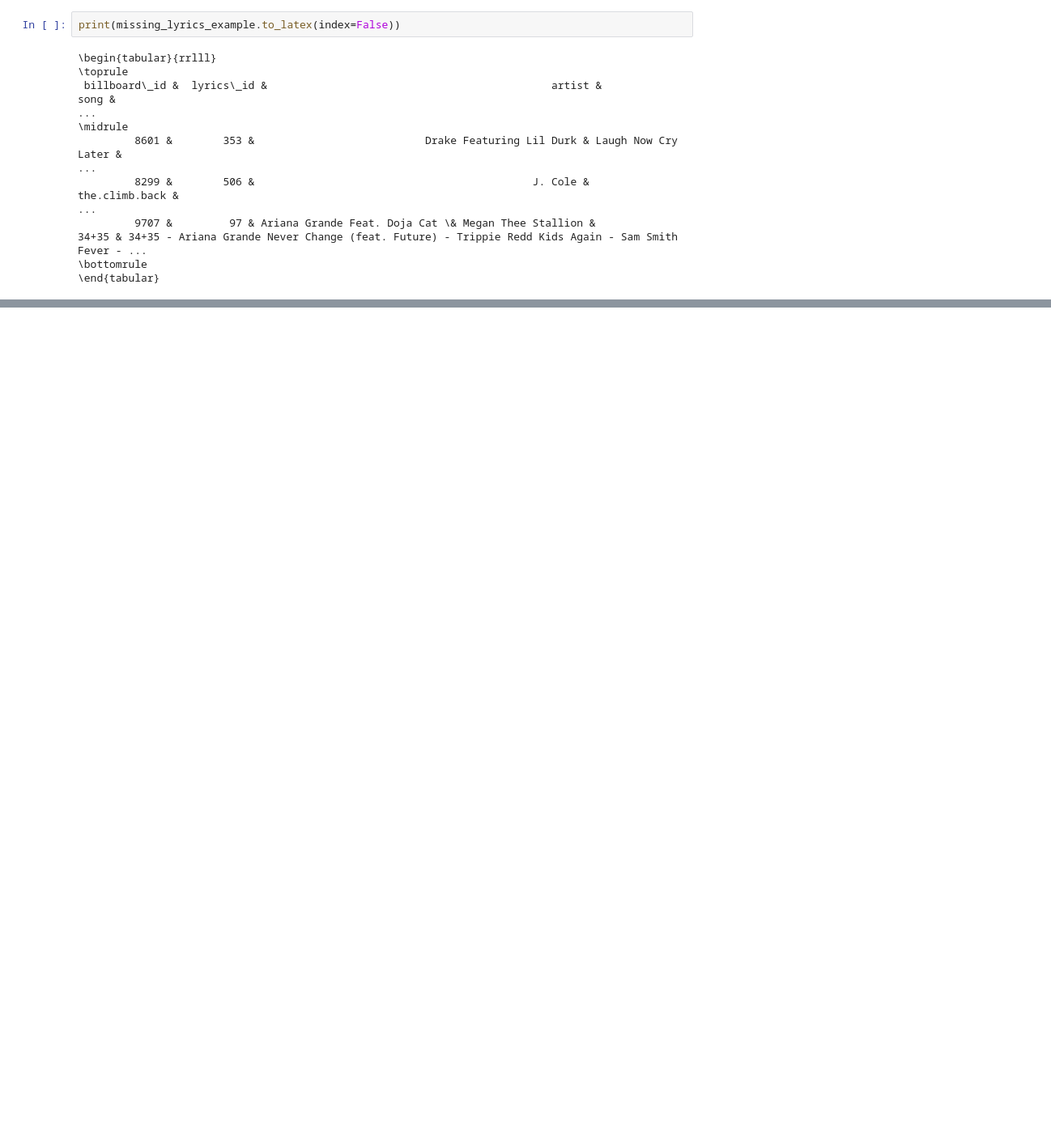
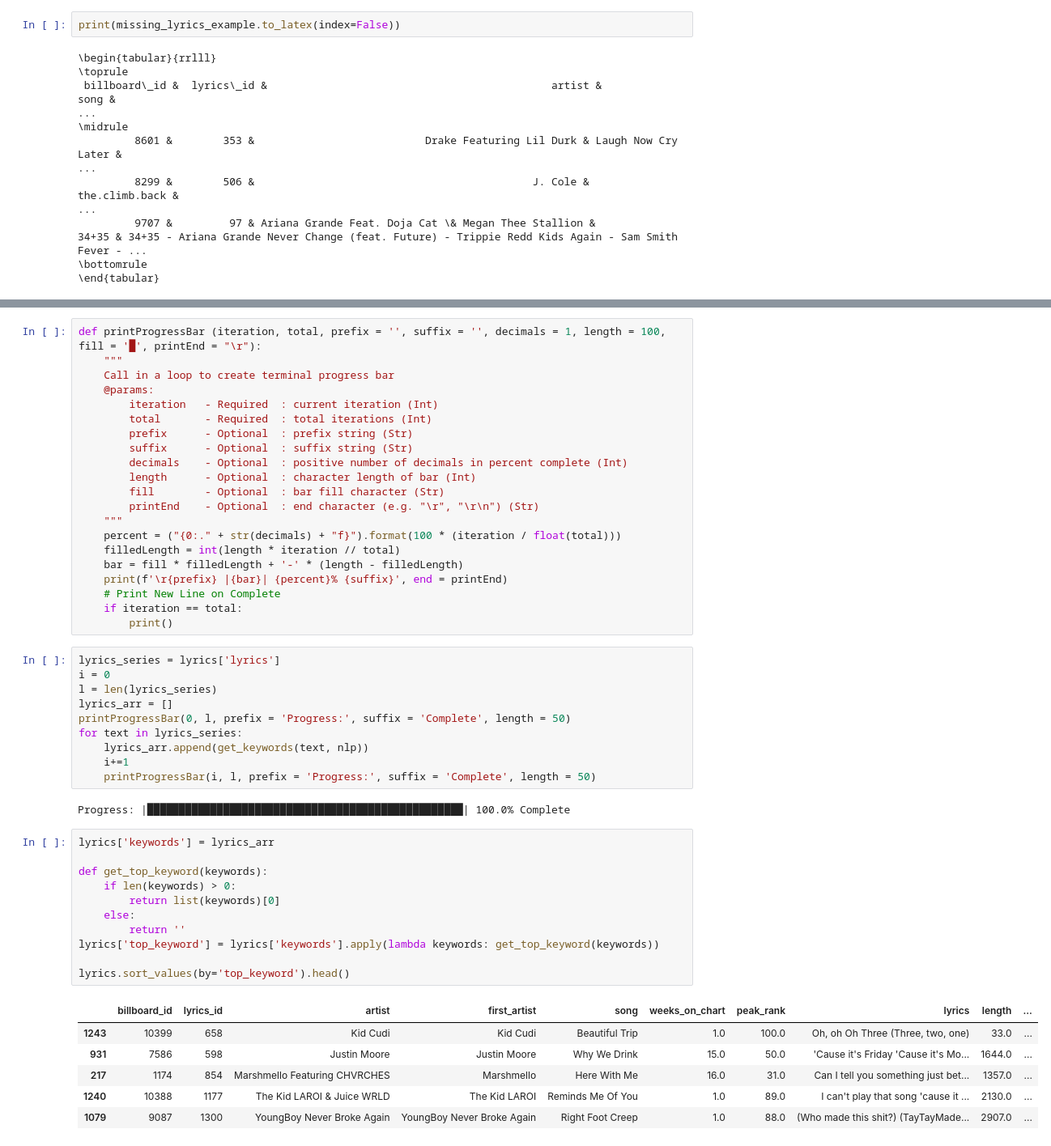
Before and after one commit to FelixSiegfriedRiedel/chart-lyrics-analysis, a Jupyter notebook: data_preparation.ipynb, the cells around one changed output, grey strips where cells are left out. Shown at 81% size. Drawn from its saved outputs; the diff is of its cells as text; blank space fills up the shorter version.

```diff
--- a/data_preparation.ipynb
+++ b/data_preparation.ipynb
@@ -404,0 +439,51 @@ Test2
+# %%
+def printProgressBar (iteration, total, prefix = '', suffix = '', decimals = 1, length = 100, fill = '█', printEnd = "\r"):
+    """
+    Call in a loop to create terminal progress bar
+    @params:
+        iteration   - Required  : current iteration (Int)
+        total       - Required  : total iterations (Int)
+        prefix      - Optional  : prefix string (Str)
+        suffix      - Optional  : suffix string (Str)
+        decimals    - Optional  : positive number of decimals in percent complete (Int)
+        length      - Optional  : character length of bar (Int)
+        fill        - Optional  : bar fill character (Str)
+        printEnd    - Optional  : end character (e.g. "\r", "\r\n") (Str)
+    """
+    percent = ("{0:." + str(decimals) + "f}").format(100 * (iteration / float(total)))
+    filledLength = int(length * iteration // total)
+    bar = fill * filledLength + '-' * (length - filledLength)
+    print(f'\r{prefix} |{bar}| {percent}% {suffix}', end = printEnd)
+    # Print New Line on Complete
+    if iteration == total:
+        print()
+# %%
+lyrics_series = lyrics['lyrics']
+i = 0
+l = len(lyrics_series)
+lyrics_arr = []
+printProgressBar(0, l, prefix = 'Progress:', suffix = 'Complete', length = 50)
+for text in lyrics_series:
+    lyrics_arr.append(get_keywords(text, nlp))
+    i+=1
+    printProgressBar(i, l, prefix = 'Progress:', suffix = 'Complete', length = 50)
+# %% [output]
+Progress: |██████████████████████████████████████████████████| 100.0% Complete
+# %%
+lyrics['keywords'] = lyrics_arr
+
+def get_top_keyword(keywords):
+    if len(keywords) > 0:
+        return list(keywords)[0]
+    else:
+        return ''
+lyrics['top_keyword'] = lyrics['keywords'].apply(lambda keywords: get_top_keyword(keywords))
+
+lyrics.sort_values(by='top_keyword').head()
+# %% [output]
+|  | billboard_id | lyrics_id | artist | first_artist | song | weeks_on_chart | peak_rank | lyrics | length | ... |
+| 1243 | 10399 | 658 | Kid Cudi | Kid Cudi | Beautiful Trip | 1.0 | 100.0 | Oh, oh Oh Three (Three, two, one) | 33.0 | ... |
+| 931 | 7586 | 598 | Justin Moore | Justin Moore | Why We Drink | 15.0 | 50.0 | 'Cause it's Friday 'Cause it's Mo... | 1644.0 | ... |
+| 217 | 1174 | 854 | Marshmello Featuring CHVRCHES | Marshmello | Here With Me | 16.0 | 31.0 | Can I tell you something just bet... | 1357.0 | ... |
+| 1240 | 10388 | 1177 | The Kid LAROI & Juice WRLD | The Kid LAROI | Reminds Me Of You | 1.0 | 89.0 | I can't play that song 'cause it ... | 2130.0 | ... |
+| 1079 | 9087 | 1300 | YoungBoy Never Broke Again | YoungBoy Never Broke Again | Right Foot Creep | 1.0 | 88.0 | (Who made this shit?) (TayTayMade... | 2907.0 | ... |
```
Also changed, not shown: parts of 7 cells of this notebook, 3 other files.
